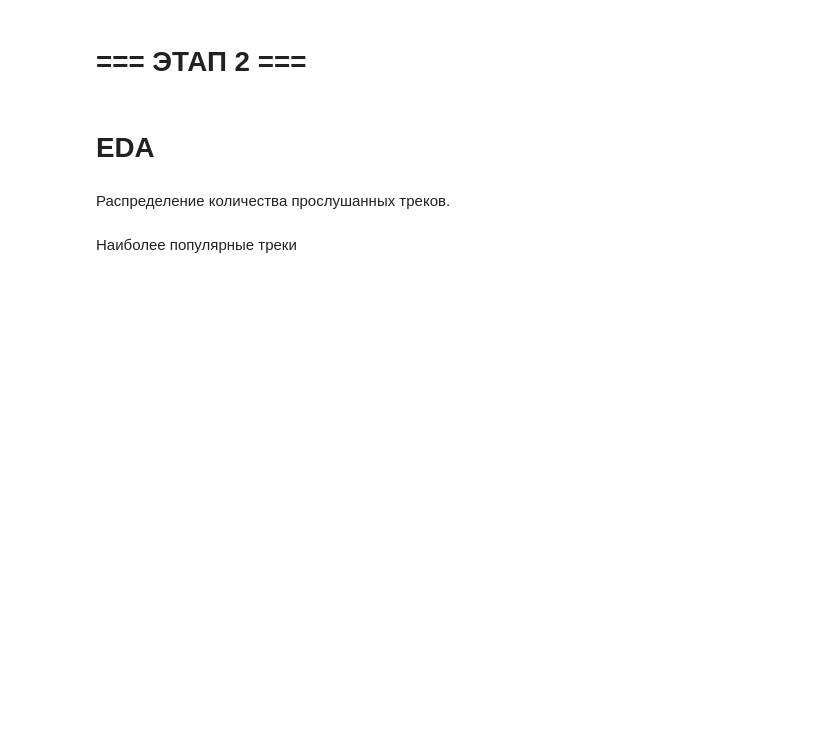
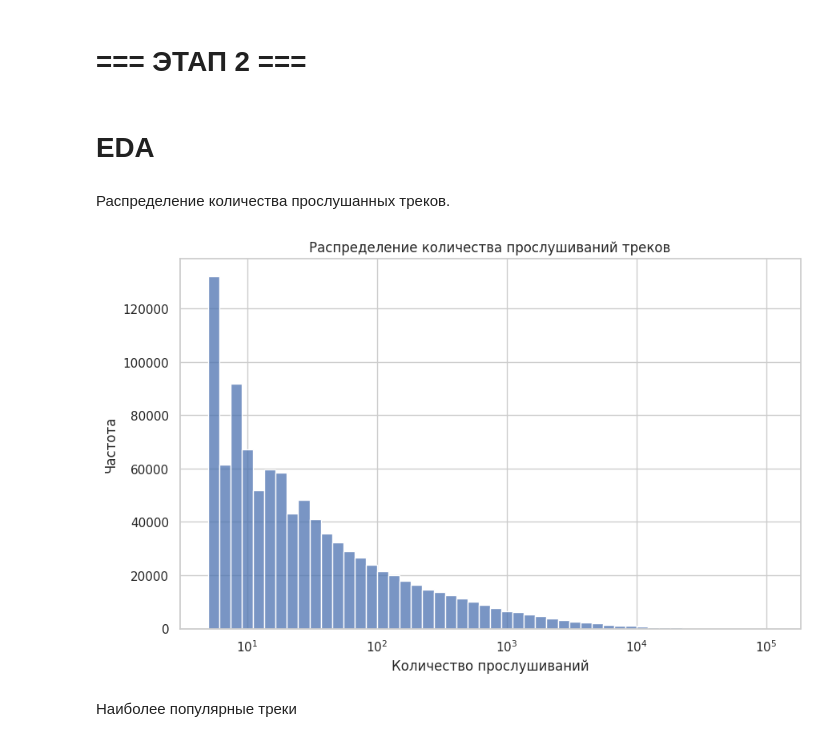
Before and after one commit to Krestom/mle-project-sprint-4-v001, a Jupyter notebook: recommendations.ipynb, the cells around one changed output. Drawn from its saved outputs; the diff is of its cells as text; code cells hidden in the pictures; blank space fills up the shorter version.

```diff
--- a/recommendations.ipynb
+++ b/recommendations.ipynb
@@ -5,6 +5,14 @@
 # %%
 import pandas as pd
 import numpy as np
+import matplotlib.pyplot as plt
+import seaborn as sns
+from dotenv import load_dotenv
+
+load_dotenv()
+
+# Настройка стиля
+sns.set(style="whitegrid")
 # %% [markdown]
 # === ЭТАП 1 ===
 # %% [markdown]
@@ -141,5 +159,18 @@ interactions.sample(10)
 # EDA
 # %% [markdown]
 Распределение количества прослушанных треков.
+# %%
+# Группировка по track_id для подсчета количества прослушиваний
+track_listen_counts = interactions.groupby('track_id').size().reset_index(name='listen_count')
+
+# Визуализация распределения
+plt.figure(figsize=(10, 6))
+sns.histplot(track_listen_counts['listen_count'], bins=50, log_scale=True)
+plt.title('Распределение количества прослушиваний треков')
+plt.xlabel('Количество прослушиваний')
+plt.ylabel('Частота')
+plt.show()
+# %% [output]
+[figure, added]
 # %% [markdown]
 Наиболее популярные треки
```
Also changed, not shown: parts of 36 cells of this notebook, 1 other file.
